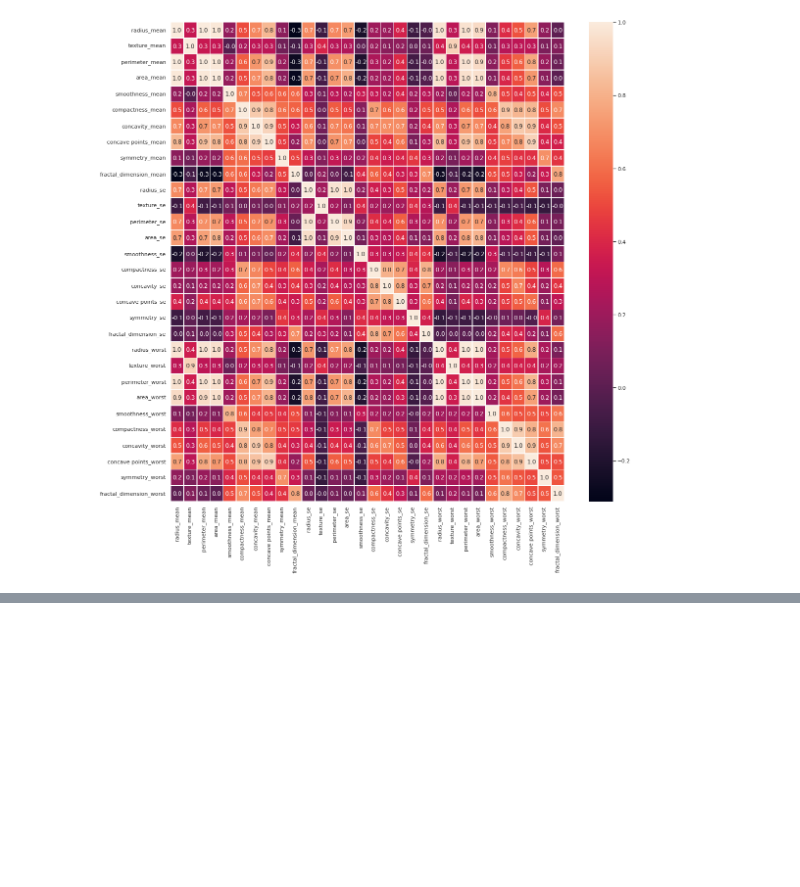
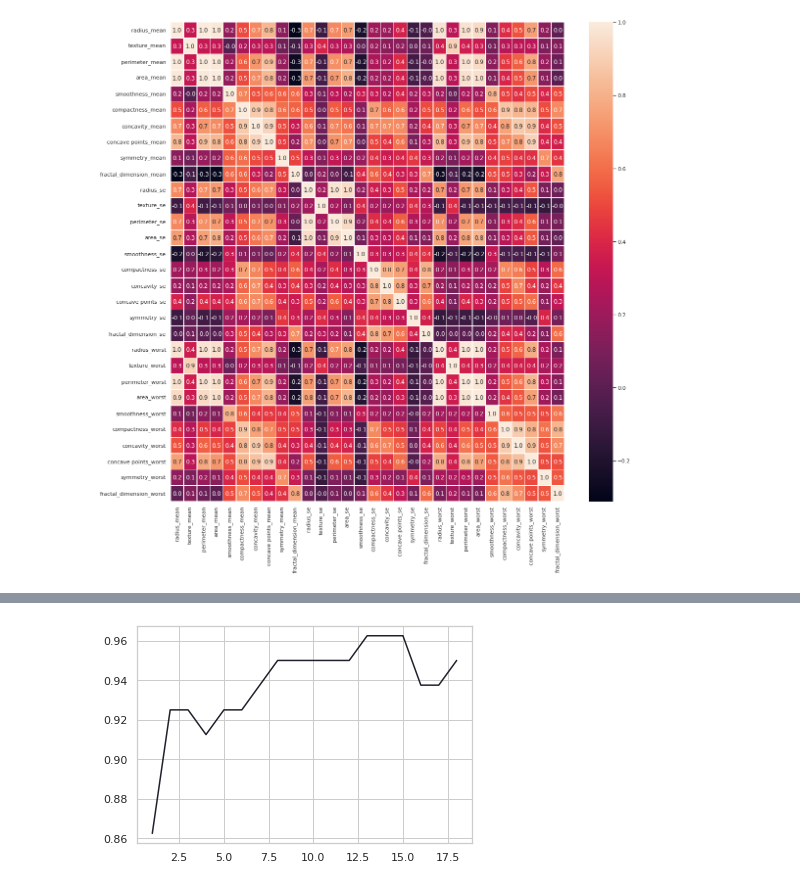
Before and after one commit to Jayjake1/DataAnalysis, a Jupyter notebook: EDA_using_seaborn.ipynb, the cells around one changed output, grey strips where cells are left out. Cells and saved outputs as stored; diff of their text form; code cells hidden in the pictures; blank space fills up the shorter version.

```diff
--- a/EDA_using_seaborn.ipynb
+++ b/EDA_using_seaborn.ipynb
@@ -360,0 +481,7 @@ sns.heatmap(x.corr(),
+# %%
+num_features = [i for i in range(1,len(rfecv.grid_scores_)+1)]
+cv_scores = rfecv.grid_scores_[:,0]
+ax = sns.lineplot(x=num_features,y=cv_scores)
+# ax.set(xlabel="No. of selected features", ylabel = "cv_scores")
+# %% [output]
+[figure, added]
```
Also changed, not shown: parts of 24 cells of this notebook.
